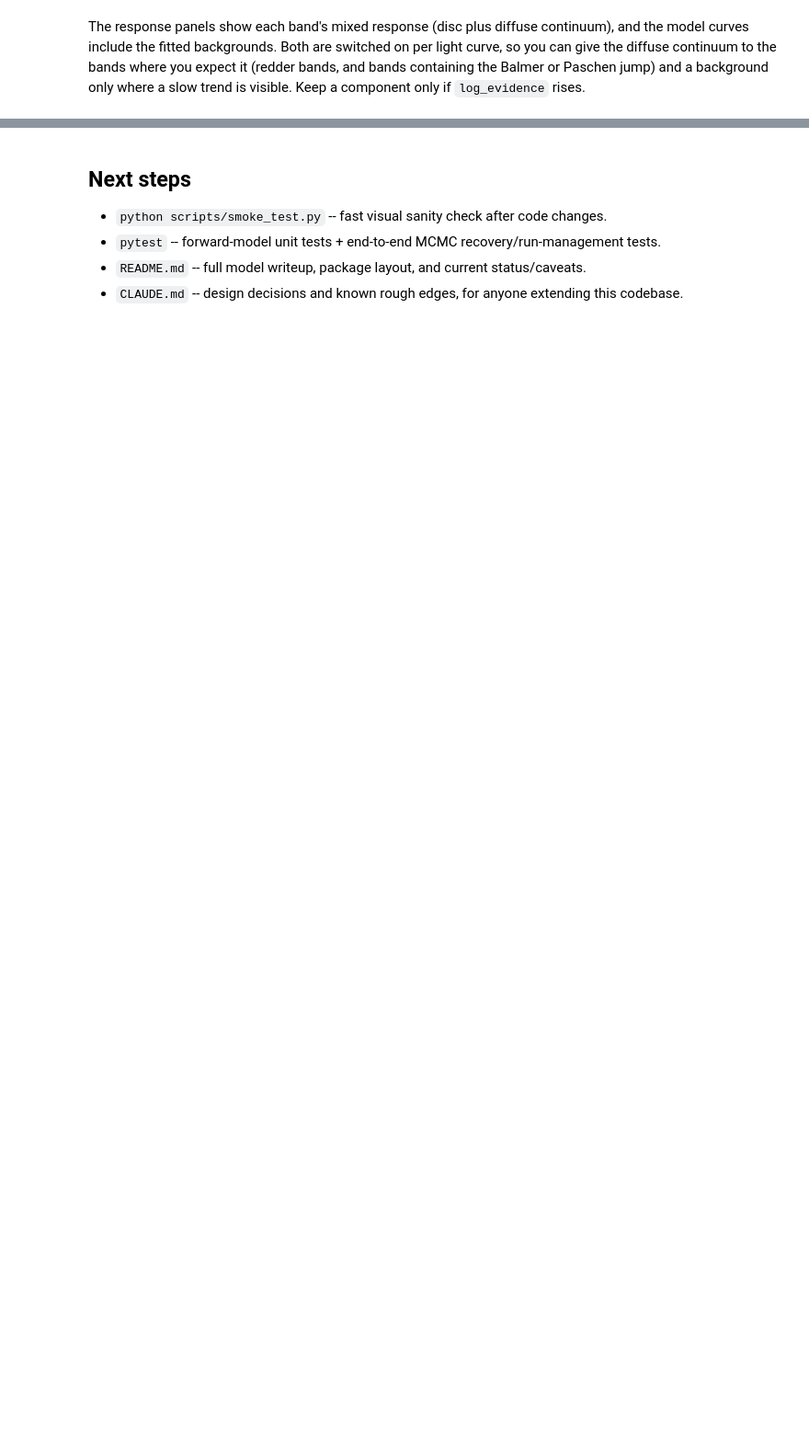
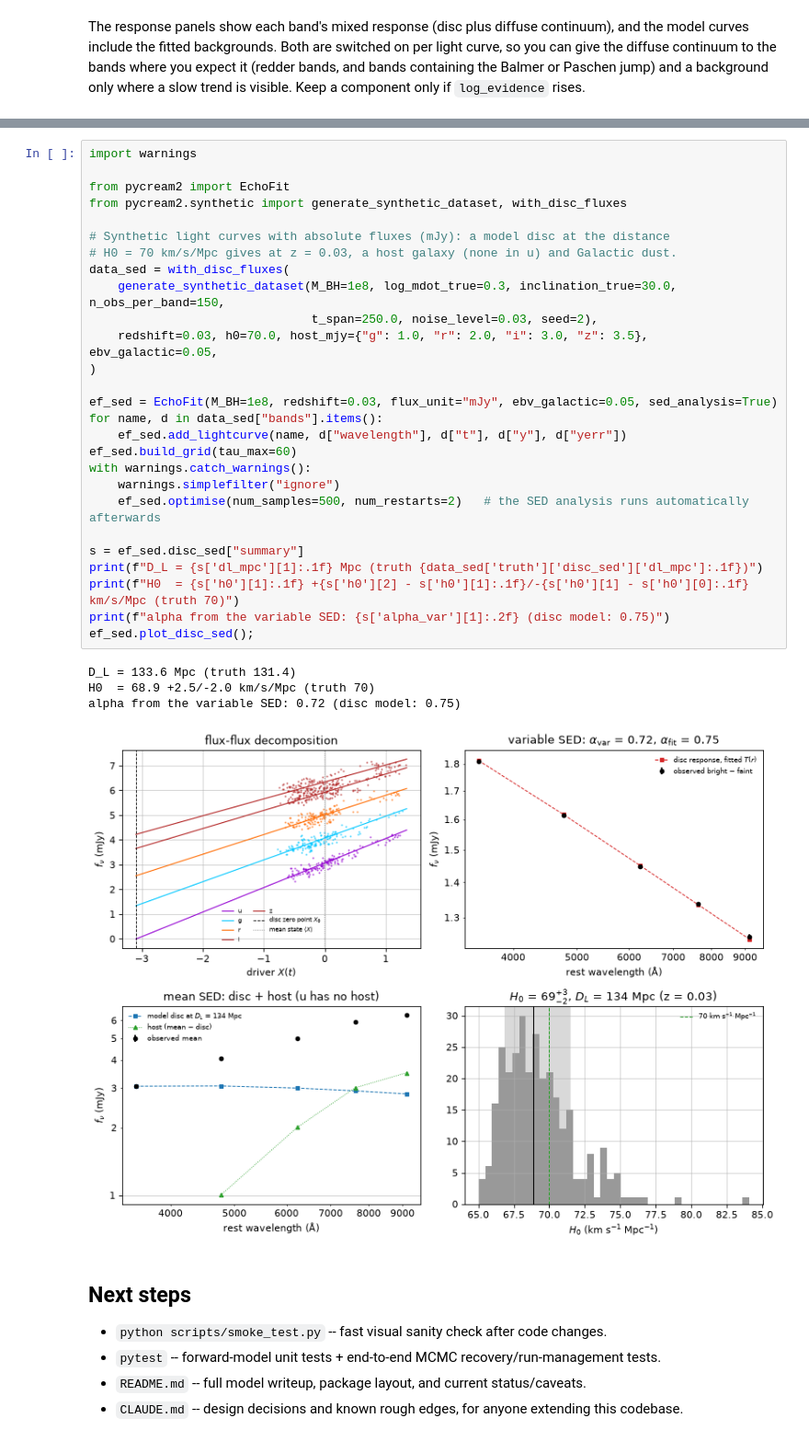
Before and after one commit to drds1/pycream2, a Jupyter notebook: notebooks/demo.ipynb, the cells around one changed output, grey strips where cells are left out. Shown at 92% size. Cells and saved outputs as stored; diff of their text form; blank space fills up the shorter version.

```diff
--- a/notebooks/demo.ipynb
+++ b/notebooks/demo.ipynb
@@ -650,3 +659,35 @@ The response panels show each band's mixed response (disc plus diffuse continuum
+# %%
+import warnings
+
+from pycream2 import EchoFit
+from pycream2.synthetic import generate_synthetic_dataset, with_disc_fluxes
+
+# Synthetic light curves with absolute fluxes (mJy): a model disc at the distance
+# H0 = 70 km/s/Mpc gives at z = 0.03, a host galaxy (none in u) and Galactic dust.
+data_sed = with_disc_fluxes(
+    generate_synthetic_dataset(M_BH=1e8, log_mdot_true=0.3, inclination_true=30.0, n_obs_per_band=150,
+                               t_span=250.0, noise_level=0.03, seed=2),
+    redshift=0.03, h0=70.0, host_mjy={"g": 1.0, "r": 2.0, "i": 3.0, "z": 3.5}, ebv_galactic=0.05,
+)
+
+ef_sed = EchoFit(M_BH=1e8, redshift=0.03, flux_unit="mJy", ebv_galactic=0.05, sed_analysis=True)
+for name, d in data_sed["bands"].items():
+    ef_sed.add_lightcurve(name, d["wavelength"], d["t"], d["y"], d["yerr"])
+ef_sed.build_grid(tau_max=60)
+with warnings.catch_warnings():
+    warnings.simplefilter("ignore")
+    ef_sed.optimise(num_samples=500, num_restarts=2)   # the SED analysis runs automatically afterwards
+
+s = ef_sed.disc_sed["summary"]
+print(f"D_L = {s['dl_mpc'][1]:.1f} Mpc (truth {data_sed['truth']['disc_sed']['dl_mpc']:.1f})")
+print(f"H0  = {s['h0'][1]:.1f} +{s['h0'][2] - s['h0'][1]:.1f}/-{s['h0'][1] - s['h0'][0]:.1f} km/s/Mpc (truth 70)")
+print(f"alpha from the variable SED: {s['alpha_var'][1]:.2f} (disc model: 0.75)")
+ef_sed.plot_disc_sed();
+# %% [output]
+D_L = 133.6 Mpc (truth 131.4)
+H0  = 68.9 +2.5/-2.0 km/s/Mpc (truth 70)
+alpha from the variable SED: 0.72 (disc model: 0.75)
+[figure, added]
 # %% [markdown]
 <a id="next-steps"></a>
 
```
Also changed, not shown: parts of 2 cells of this notebook, 16 other files.
